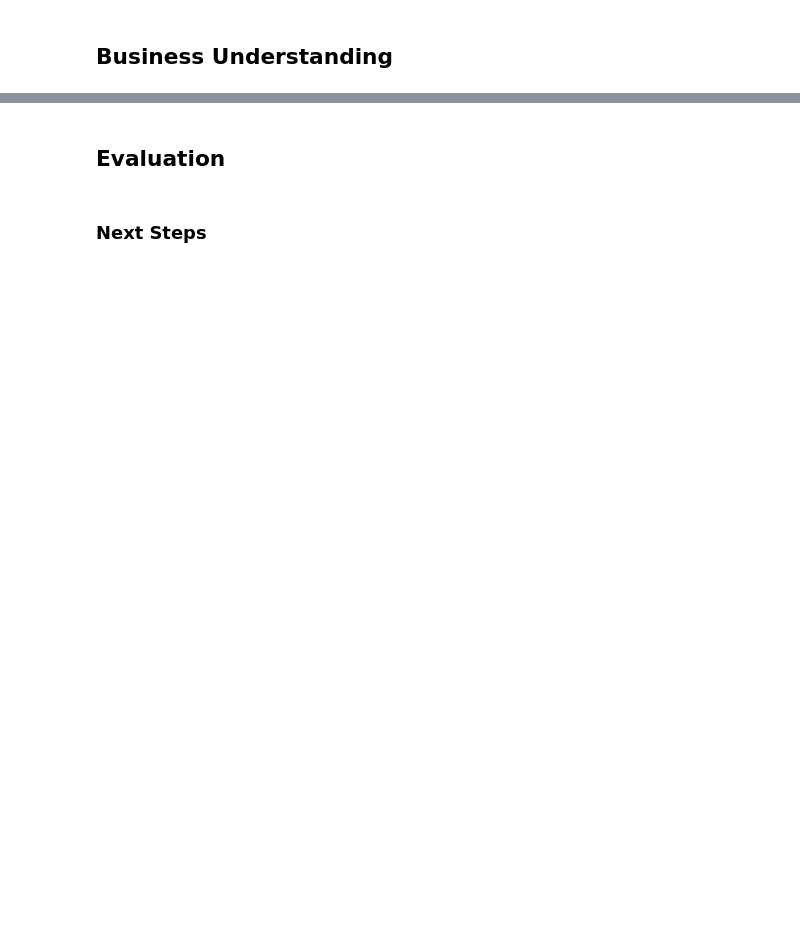
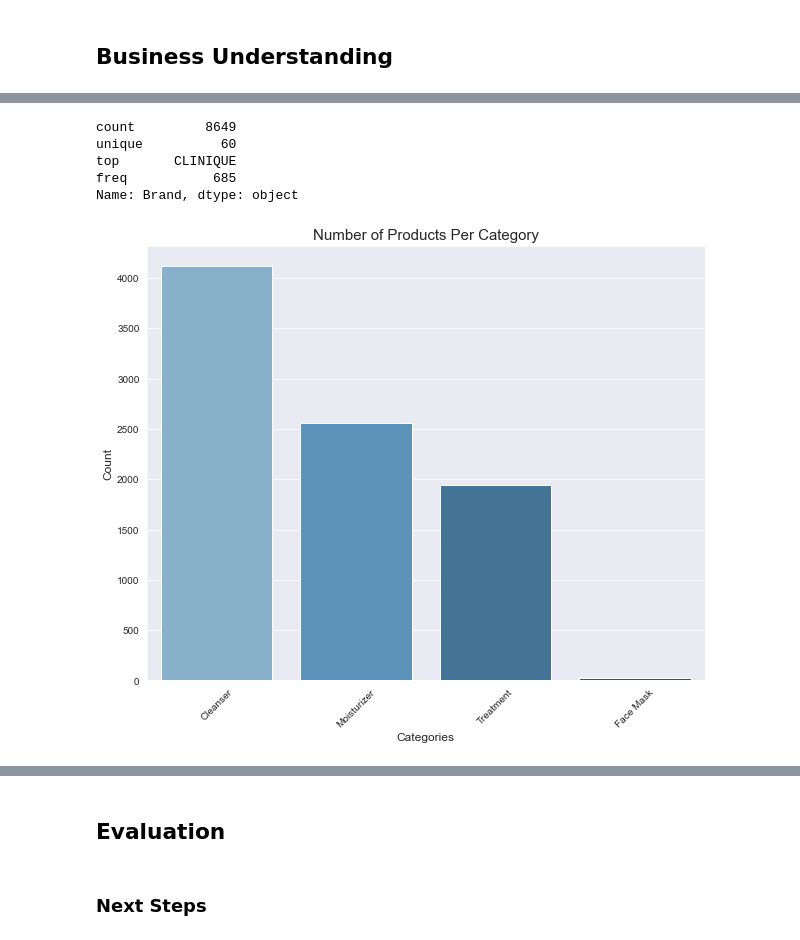
Before and after one commit to toscatle/skincare_recommender, a Jupyter notebook: skincare_recommender_notebook.ipynb, the cells around one changed output, grey strips where cells are left out. Cells and saved outputs as stored; diff of their text form; code cells hidden in the pictures; blank space fills up the shorter version.

```diff
--- a/skincare_recommender_notebook.ipynb
+++ b/skincare_recommender_notebook.ipynb
@@ -12,0 +98,26 @@
+# %%
+#how many different brands are there
+df['Brand'].describe()
+# %% [output]
+count         8649
+unique          60
+top       CLINIQUE
+freq           685
+Name: Brand, dtype: object
+# %%
+#distribution of different types of products
+plt.figure(figsize=(10, 8))
+sns.set_style('darkgrid')
+
+plot = sns.countplot(data=df,
+                     x='Category',
+                     palette='Blues_d',
+                     order=df.Category.value_counts().index)
+
+plt.setp(plot.get_xticklabels(), rotation=45)
+plt.xlabel('Categories', size=12)
+plt.ylabel('Count', size=12)
+plt.title('Number of Products Per Category', size=15)
+plt.show()
+# %% [output]
+[figure, added]
```
Also changed, not shown: parts of 67 cells of this notebook, 2 other files.
